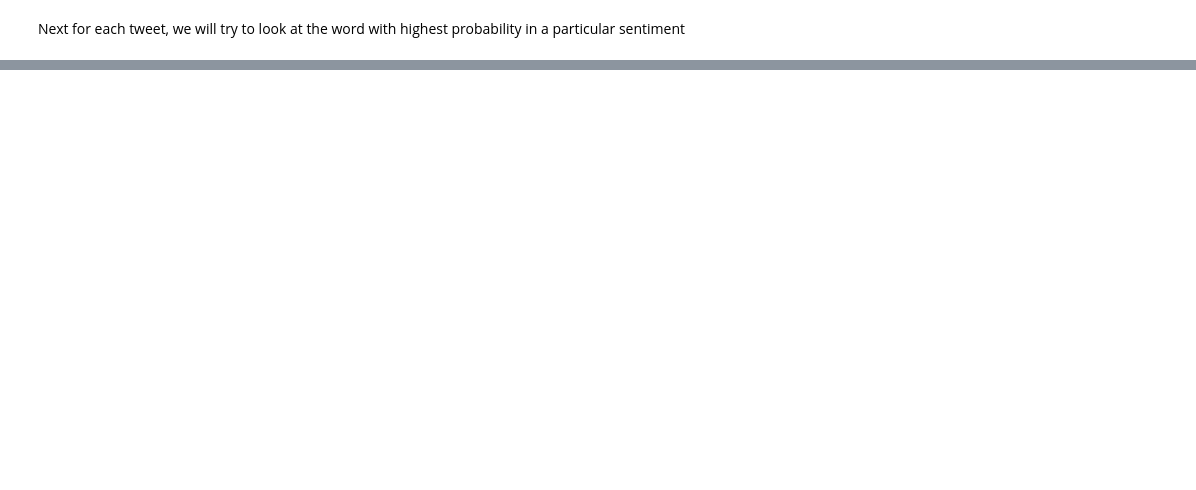
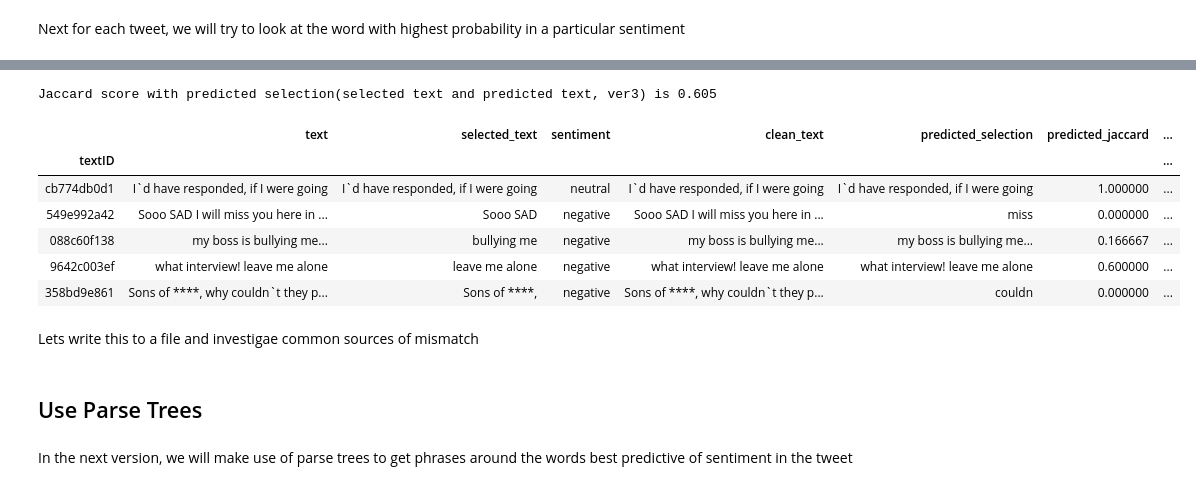
Before and after one commit to PavanPoosarla01/Springboard_Capstone02, a Jupyter notebook: Capstone2_Analysis1_BagOfWords.ipynb, the cells around one changed output, grey strips where cells are left out. Cells and saved outputs as stored; diff of their text form; code cells hidden in the pictures; blank space fills up the shorter version.

Commit message:
update bag-of-words with predictions

```diff
--- a/Capstone2_Analysis1_BagOfWords.ipynb
+++ b/Capstone2_Analysis1_BagOfWords.ipynb
@@ -289,0 +391,45 @@ Next for each tweet, we will try to look at the word with highest probability in
+# %%
+def select_predictive_text3(text, sent):
+    tweet_tokens = tweet_tokenizer(text)
+    token_index = [vectorizer.vocabulary_[token.lower()] for token in tweet_tokens]
+    tweet_probs = [clf_predict_proba[ix, le.transform([sent])[0]] for ix in token_index]
+#     print(tweet_tokens)
+#     print(tweet_probs)
+    if sent == 'neutral':
+        selected_text = text
+#         text_nourl = re.sub(r'(https?://\S+)', '', text)
+#         selected_text = text_nourl
+    elif len(tweet_tokens) < 6:
+        selected_text = text
+    else:
+        try:
+            selected_text = tweet_tokens[np.argmax(tweet_probs)]
+        except:
+            selected_text = text
+
+    return(selected_text)
+
+vec_selected_text3 = np.vectorize(select_predictive_text3)
+# %%
+predicted_selection3 = vec_selected_text3(train_df.clean_text, train_df.sentiment)
+# %%
+print ('Jaccard score with predicted selection(selected text and predicted text, ver3) is %.3f'\
+           %vec_jaccard(train_df.selected_text, predicted_selection3).mean())
+# %% [output]
+Jaccard score with predicted selection(selected text and predicted text, ver3) is 0.605
+# %%
+train_df['predicted_selection'] = predicted_selection3
+# %%
+train_df['predicted_jaccard'] = vec_jaccard(train_df.selected_text, train_df.predicted_selection)
+# %%
+train_df.head()
+# %% [output]
+|  | text | selected_text | sentiment | clean_text | predicted_selection | predicted_jaccard | ... |
+| textID |  |  |  |  |  |  | ... |
+| cb774db0d1 | I`d have responded, if I were going | I`d have responded, if I were going | neutral | I`d have responded, if I were going | I`d have responded, if I were going | 1.000000 | ... |
+| 549e992a42 | Sooo SAD I will miss you here in ... | Sooo SAD | negative | Sooo SAD I will miss you here in ... | miss | 0.000000 | ... |
+| 088c60f138 | my boss is bullying me... | bullying me | negative | my boss is bullying me... | my boss is bullying me... | 0.166667 | ... |
+| 9642c003ef | what interview! leave me alone | leave me alone | negative | what interview! leave me alone | what interview! leave me alone | 0.600000 | ... |
+| 358bd9e861 | Sons of ****, why couldn`t they p... | Sons of ****, | negative | Sons of ****, why couldn`t they p... | couldn | 0.000000 | ... |
+# %% [markdown]
+Lets write this to a file and investigae common sources of mismatch
@@ -289,0 +438,4 @@ Next for each tweet, we will try to look at the word with highest probability in
+# %% [markdown]
+## Use Parse Trees
+# %% [markdown]
+In the next version, we will make use of parse trees to get phrases around the words best predictive of sentiment in the tweet
```
Also changed, not shown: parts of 46 cells of this notebook.
